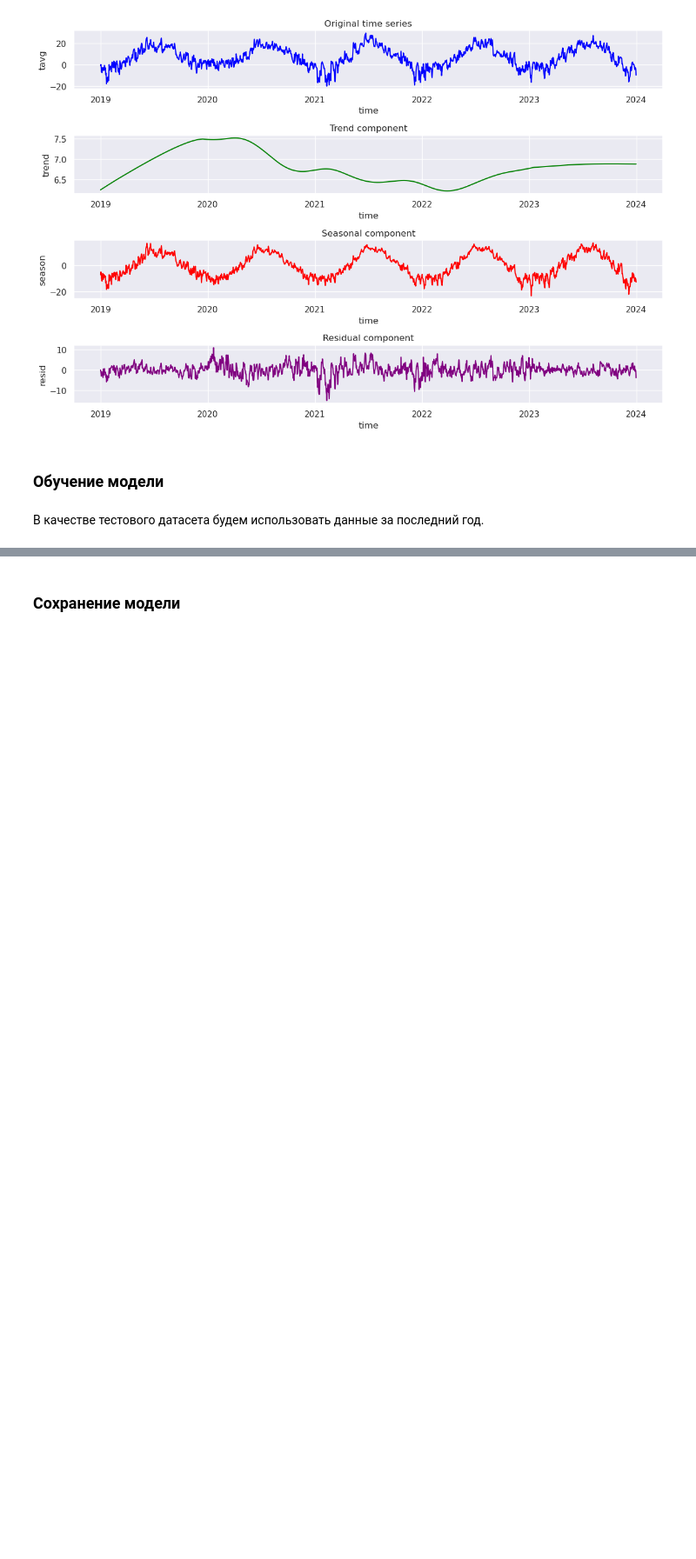
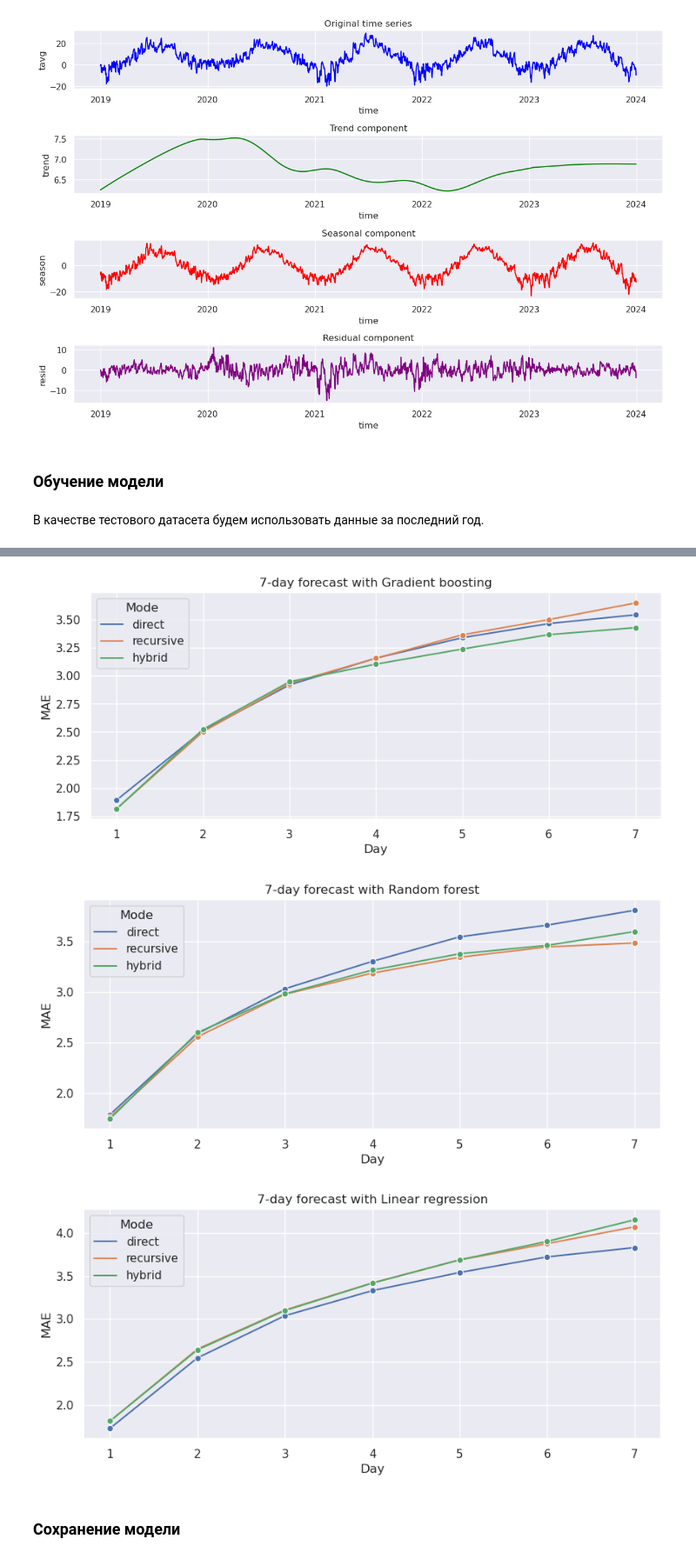
Before and after one commit to Tematikys/Weather-Predictor, a Jupyter notebook: train.ipynb, the cells around one changed output, grey strips where cells are left out. Shown at 87% size. Saved outputs shown, nothing was run; the diff lists cells and outputs as text; code cells hidden in the pictures; blank space fills up the shorter version.

```diff
--- a/train.ipynb
+++ b/train.ipynb
@@ -225,3 +289,28 @@ array([2.18952808, 2.94609747, 3.03825659, 3.28511796, 3.49847958,
+# %%
+for model_name in estimators:
+    rows = []
+    for train_mode, models in result_scores.items():
+        if model_name in models:
+            values = models[model_name]
+            rows.append([train_mode] + list(values))
+
+    columns = ['train_mode'] + [f'value_{i}' for i in range(1, 8)]
+    df = pd.DataFrame(rows, columns=columns)
+
+    df_melted = df.melt(id_vars='train_mode', var_name='value_index', value_name='value')
+    df_melted['value_index'] = df_melted['value_index'].str.extract('(\d+)').astype(int)
+
+    plt.figure(figsize=(10, 4))
+    sns.lineplot(data=df_melted, x='value_index', y='value', hue='train_mode', marker='o')
+    plt.title(f'7-day forecast with {model_name}')
+    plt.xlabel('Day')
+    plt.ylabel('MAE')
+    plt.legend(title='Mode')
+    plt.show()
+# %% [output]
+[figure, added]
+[figure, added]
+[figure, added]
 # %% [markdown]
 ### Сохранение модели
 # %%
```
Also changed, not shown: parts of 18 cells of this notebook.
